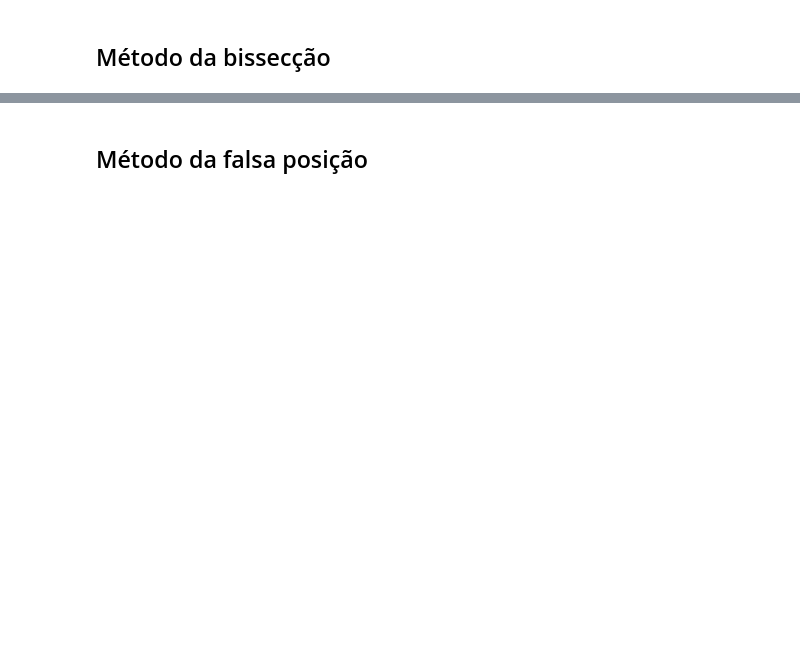
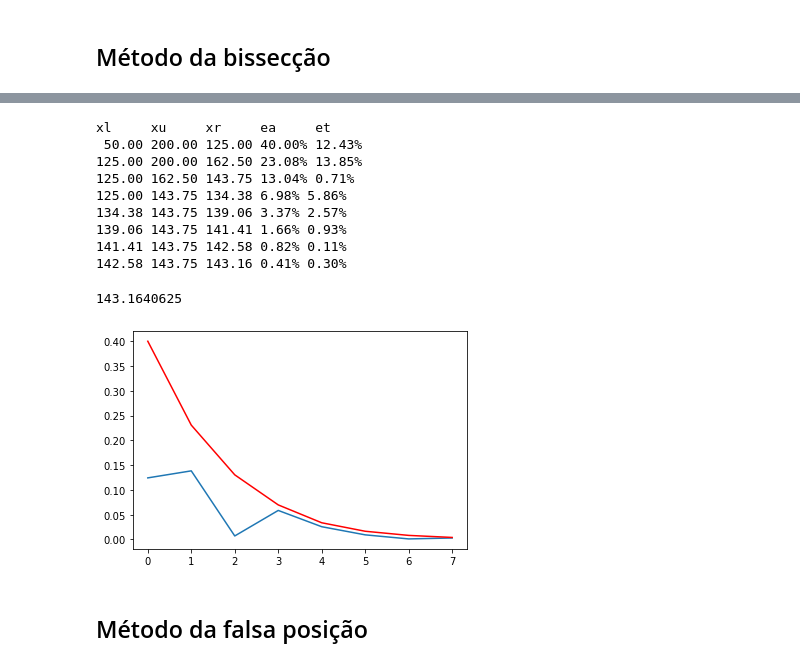
Before and after one commit to pshiroma/calculonumerico, a Jupyter notebook: aulas/CN-02-Raizes.ipynb, the cells around one changed output, grey strips where cells are left out. Drawn from its saved outputs; the diff is of its cells as text; code cells hidden in the pictures; blank space fills up the shorter version.

```diff
--- a/aulas/CN-02-Raizes.ipynb
+++ b/aulas/CN-02-Raizes.ipynb
@@ -137,0 +196,10 @@ print(root)
+# %%
+from math import sqrt
+from math import tanh
+def bjump(m):
+    cd = 0.25
+    g = 9.81
+    v = 36
+    t = 4
+    fm = sqrt(g*m/cd)*tanh(sqrt(g*cd/m)*t) - v
+    return fm
@@ -138,2 +272,40 @@ print(root)
+# %%
+import matplotlib.pyplot as plt
+def bisseccao2(f, xl, xu, precisao):
+    print('xl     xu     xr     ea     et')
+    xt = 142.7376
+    xvelho = (xu - xl)/2
+    et = []
+    ea = []
+
+    while ( (xu - xl)/2 > precisao):
+        xr = (xl + xu)/2
+
+        et.append(abs((xr - xt)/xt))
+        ea.append(abs((xr - xvelho)/xr))
+        xvelho = xr
+
+        print(f'{xl:6.2f} {xu:6.2f} {xr:6.2f} {ea[-1]:.2%} {et[-1]:.2%}')
+        if (f(xl)*f(xr) < 0):
+            xu = xr
+        else:
+            xl = xr
+    plt.plot(et)
+    plt.plot(ea, 'r')
+    return xr
+# %%
+bisseccao2(bjump, 50, 200, 0.5)
+# %% [output]
+xl     xu     xr     ea     et
+ 50.00 200.00 125.00 40.00% 12.43%
+125.00 200.00 162.50 23.08% 13.85%
+125.00 162.50 143.75 13.04% 0.71%
+125.00 143.75 134.38 6.98% 5.86%
+134.38 143.75 139.06 3.37% 2.57%
+139.06 143.75 141.41 1.66% 0.93%
+141.41 143.75 142.58 0.82% 0.11%
+142.58 143.75 143.16 0.41% 0.30%
+143.1640625
+[figure, added]
 # %% [markdown]
 ## Método da falsa posição
```
Also changed, not shown: parts of 48 cells of this notebook, 5 other files.
